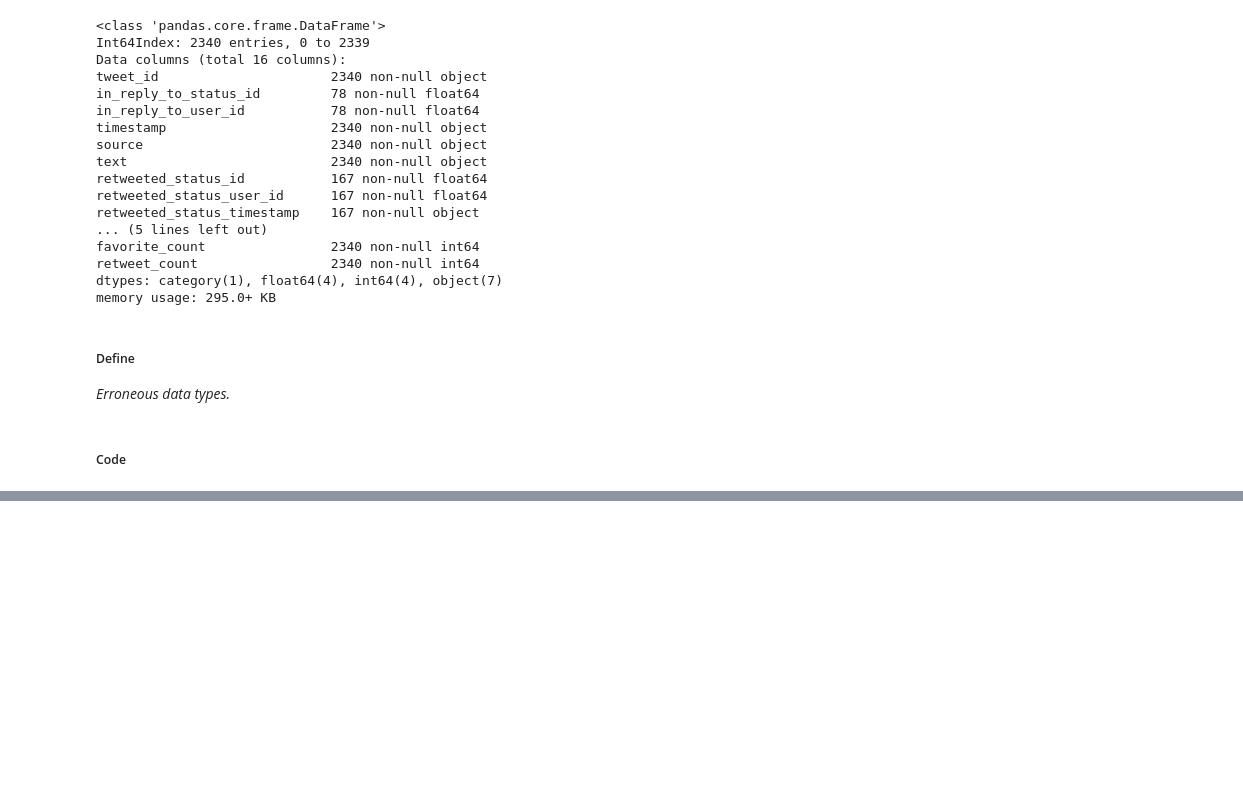
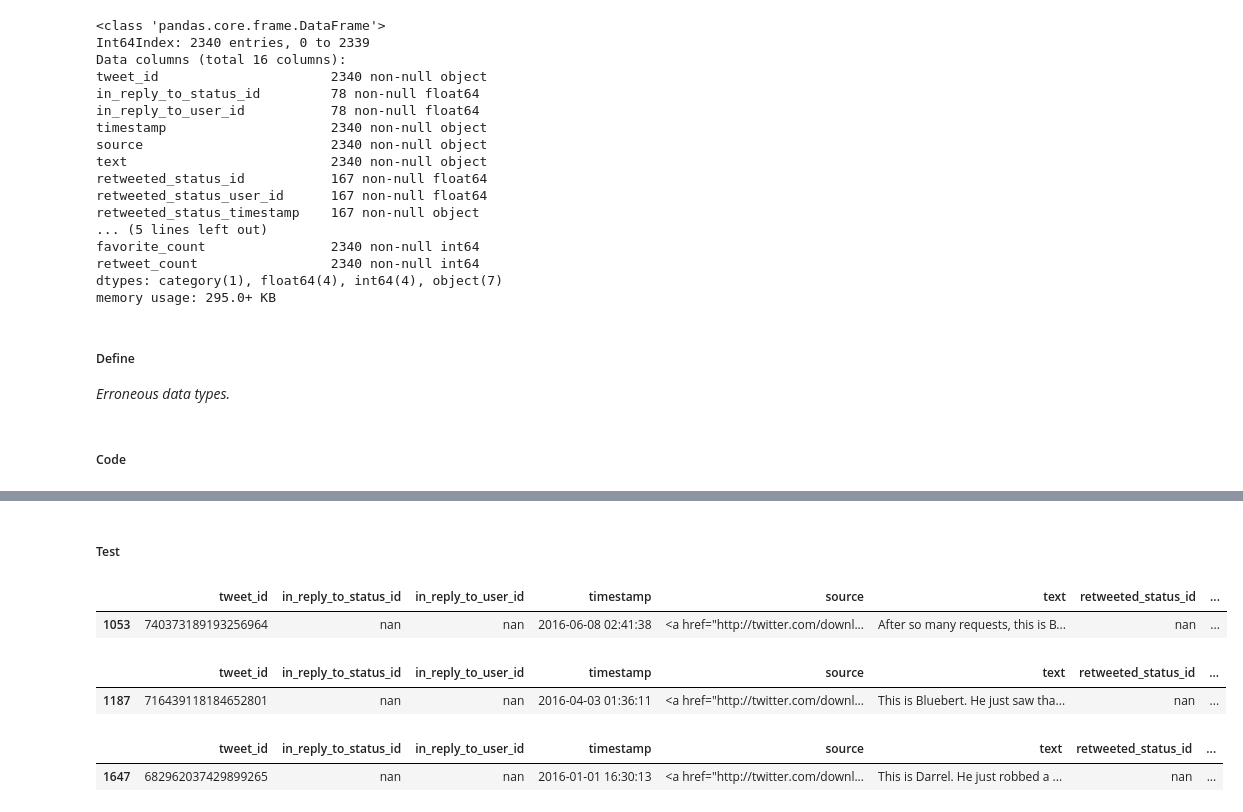
Before and after one commit to SalmaAbass/WeRateDogs-Twitter-wrangle-project, a Jupyter notebook: WeRateDogs Twitter Analysis.ipynb, the cells around one changed output, grey strips where cells are left out. Cells and saved outputs as stored; diff of their text form; code cells hidden in the pictures; blank space fills up the shorter version.

```diff
--- a/WeRateDogs Twitter Analysis.ipynb
+++ b/WeRateDogs Twitter Analysis.ipynb
@@ -650,0 +719,4 @@ memory usage: 295.0+ KB
+# %%
+announcment_tweet = ['832088576586297345', '682808988178739200']
+for i in announcment_tweet:
+    twitter_archeive_copy=twitter_archeive_copy[twitter_archeive_copy.tweet_id != i]
@@ -650,0 +738,2 @@ memory usage: 295.0+ KB
+# %%
+ twitter_archeive_copy=twitter_archeive_copy[twitter_archeive_copy.tweet_id !='684222868335505415']
@@ -650,0 +751,3 @@ memory usage: 295.0+ KB
+# %%
+twitter_archeive_copy.rating_numerator[twitter_archeive_copy.tweet_id == '740373189193256964']=14
+twitter_archeive_copy.rating_denominator[twitter_archeive_copy.tweet_id == '740373189193256964']=10
@@ -650,0 +759,6 @@ memory usage: 295.0+ KB
+# %%
+
+twitter_archeive_copy.rating_numerator[twitter_archeive_copy.tweet_id == '716439118184652801']=11
+twitter_archeive_copy.rating_denominator[twitter_archeive_copy.tweet_id == '716439118184652801']=10
+twitter_archeive_copy.rating_numerator[twitter_archeive_copy.tweet_id == '682962037429899265']=10
+twitter_archeive_copy.rating_denominator[twitter_archeive_copy.tweet_id == '682962037429899265']=10
@@ -650,0 +782,17 @@ memory usage: 295.0+ KB
+# %% [markdown]
+##### Test
+# %%
+twitter_archeive_copy[twitter_archeive_copy.tweet_id == '740373189193256964']
+# %% [output]
+|  | tweet_id | in_reply_to_status_id | in_reply_to_user_id | timestamp | source | text | retweeted_status_id | ... |
+| 1053 | 740373189193256964 | nan | nan | 2016-06-08 02:41:38 | <a href="http://twitter.com/downl... | After so many requests, this is B... | nan | ... |
+# %%
+twitter_archeive_copy[twitter_archeive_copy.tweet_id == '716439118184652801']
+# %% [output]
+|  | tweet_id | in_reply_to_status_id | in_reply_to_user_id | timestamp | source | text | retweeted_status_id | ... |
+| 1187 | 716439118184652801 | nan | nan | 2016-04-03 01:36:11 | <a href="http://twitter.com/downl... | This is Bluebert. He just saw tha... | nan | ... |
+# %%
+twitter_archeive_copy[twitter_archeive_copy.tweet_id == '682962037429899265']
+# %% [output]
+|  | tweet_id | in_reply_to_status_id | in_reply_to_user_id | timestamp | source | text | retweeted_status_id | ... |
+| 1647 | 682962037429899265 | nan | nan | 2016-01-01 16:30:13 | <a href="http://twitter.com/downl... | This is Darrel. He just robbed a ... | nan | ... |
```
Also changed, not shown: parts of 29 cells of this notebook.
